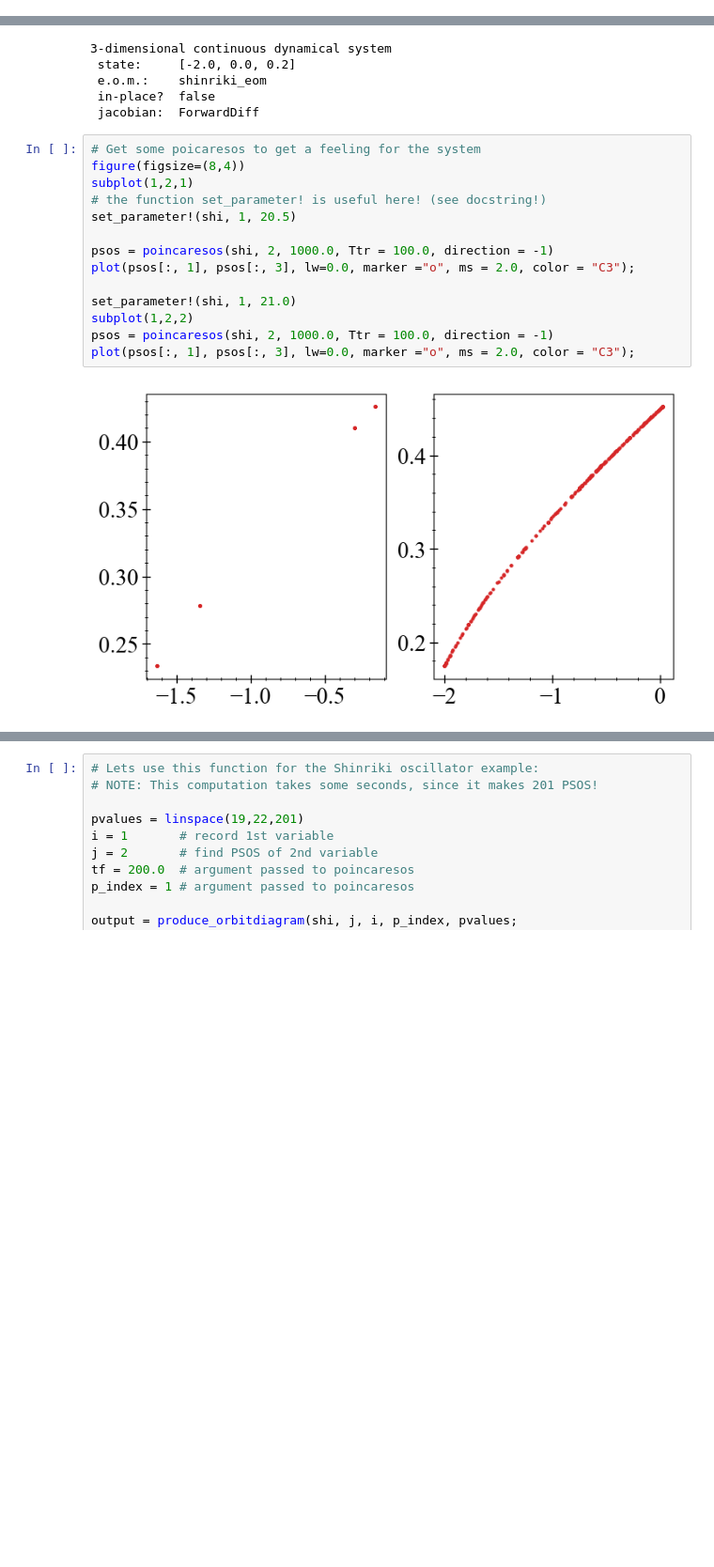
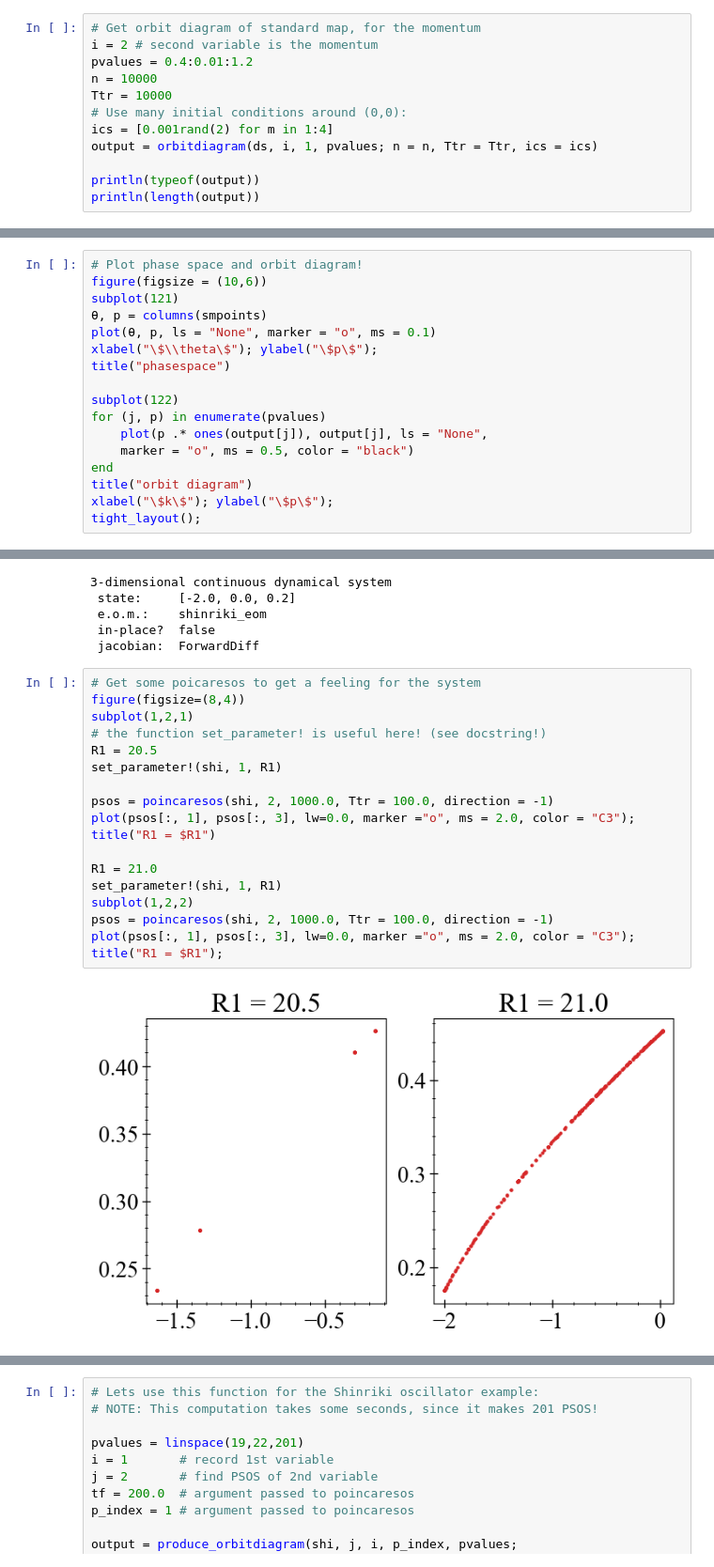
Before and after one commit to xorJane/tutorials, a Jupyter notebook: 3. Orbit diagrams, Surfaces of Section.ipynb, the cells around one changed output, grey strips where cells are left out. Shown at 94% size. Drawn from its saved outputs; the diff is of its cells as text; blank space fills up the shorter version.

```diff
--- a/3. Orbit diagrams, Surfaces of Section.ipynb
+++ b/3. Orbit diagrams, Surfaces of Section.ipynb
@@ -79,0 +117,12 @@ For total points: 10105050, out of which 100050 are saved
+# %%
+# Get orbit diagram of standard map, for the momentum
+i = 2 # second variable is the momentum
+pvalues = 0.4:0.01:1.2
+n = 10000
+Ttr = 10000
+# Use many initial conditions around (0,0):
+ics = [0.001rand(2) for m in 1:4]
+output = orbitdiagram(ds, i, 1, pvalues; n = n, Ttr = Ttr, ics = ics)
+
+println(typeof(output))
+println(length(output))
@@ -79,0 +132,17 @@ For total points: 10105050, out of which 100050 are saved
+# %%
+# Plot phase space and orbit diagram!
+figure(figsize = (10,6))
+subplot(121)
+θ, p = columns(smpoints)
+plot(θ, p, ls = "None", marker = "o", ms = 0.1)
+xlabel("\$\\theta\$"); ylabel("\$p\$");
+title("phasespace")
+
+subplot(122)
+for (j, p) in enumerate(pvalues)
+    plot(p .* ones(output[j]), output[j], ls = "None",
+    marker = "o", ms = 0.5, color = "black")
+end
+title("orbit diagram")
+xlabel("\$k\$"); ylabel("\$p\$");
+tight_layout();
@@ -161,17 +279,21 @@ shi = ContinuousDynamicalSystem(shinriki_eom, [-2, 0, 0.2], [22.0])
 # %%
 # Get some poicaresos to get a feeling for the system
 figure(figsize=(8,4))
 subplot(1,2,1)
 # the function set_parameter! is useful here! (see docstring!)
-set_parameter!(shi, 1, 20.5)
+R1 = 20.5
+set_parameter!(shi, 1, R1)
 
 psos = poincaresos(shi, 2, 1000.0, Ttr = 100.0, direction = -1)
 plot(psos[:, 1], psos[:, 3], lw=0.0, marker ="o", ms = 2.0, color = "C3");
+title("R1 = $R1")
 
-set_parameter!(shi, 1, 21.0)
+R1 = 21.0
+set_parameter!(shi, 1, R1)
 subplot(1,2,2)
 psos = poincaresos(shi, 2, 1000.0, Ttr = 100.0, direction = -1)
 plot(psos[:, 1], psos[:, 3], lw=0.0, marker ="o", ms = 2.0, color = "C3");
+title("R1 = $R1");
 # %% [output]
-[figure, old version]
+[figure, new version]
 # %% [markdown]
```
Also changed, not shown: parts of 16 cells of this notebook, 7 other files.
